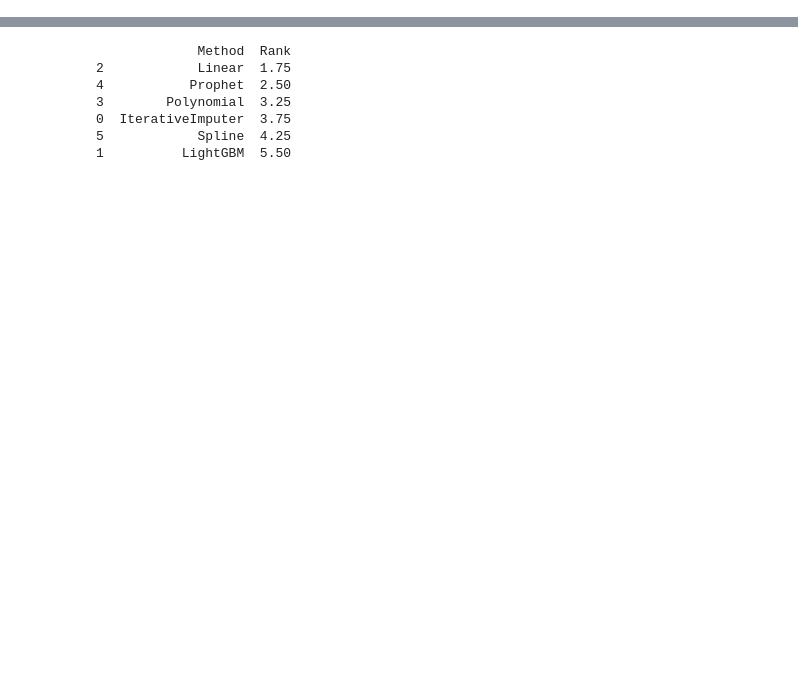
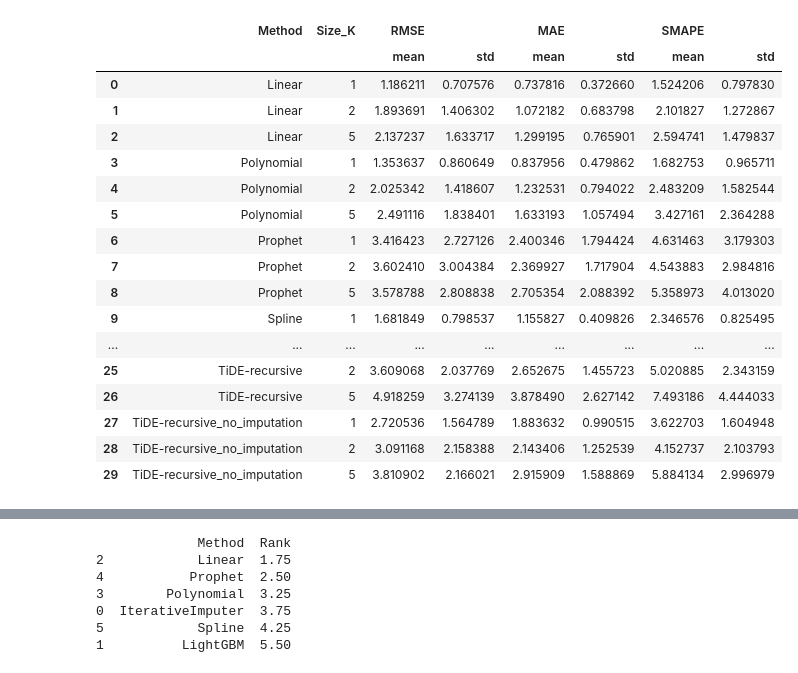
Before and after one commit to reiser02/airquality, a Jupyter notebook: src/imputation_analysis.ipynb, the cells around one changed output, grey strips where cells are left out. Drawn from its saved outputs; the diff is of its cells as text; code cells hidden in the pictures; blank space fills up the shorter version.

```diff
--- a/src/imputation_analysis.ipynb
+++ b/src/imputation_analysis.ipynb
@@ -148,0 +13,2 @@ of squared residuals does not satisfy the condition abs(fp-s)/s < tol.
+# %%
+longest_segment = get_longest_segment(proc_ds, False)
@@ -148,0 +22,12 @@ of squared residuals does not satisfy the condition abs(fp-s)/s < tol.
+# %%
+df_common_cols = pd.concat(proc_ds, axis=1, join='outer').asfreq('h').sort_index()[longest_segment.columns]
+
+# Buscamos el primer momento donde no hay ningún NaN
+df_drop = df_common_cols.dropna(how='any')
+primer_indice_valido = df_drop.index[0]
+ultimo_indice_valido = df_drop.index[-1]
+
+# Recortamos el DataFrame desde ese punto en adelante
+df_final = df_common_cols.loc[primer_indice_valido:ultimo_indice_valido]
+# %%
+df_common_cols = pd.concat(proc_ds, axis=1, join='outer').asfreq('h').sort_index()
@@ -148,0 +224,12 @@ of squared residuals does not satisfy the condition abs(fp-s)/s < tol.
+# %%
+methods_all_dataset = {
+    "TiDE-alldataset-no_imputation": {
+        "train": train_tide_model,
+        "predict": predict_imputation
+    }
+    ,
+    "TiDE-all-dataset-recursive_no_imputation": {
+        "train": train_tide_model,
+        "predict": predict_imputation
+    }
+}
@@ -164,0 +461,32 @@ df_benchmark
+# %%
+df_final_stats = (
+    df_benchmark
+    .groupby(['Method', 'Size_K'])
+    .agg({
+        'RMSE': ['mean','std'],
+        'MAE': ['mean','std'],
+        'SMAPE': ['mean','std']
+    })
+    .reset_index()
+)
+
+df_final_stats
+# %% [output]
+|  | Method | Size_K | RMSE |  | MAE |  | SMAPE |  |
+|  |  |  | mean | std | mean | std | mean | std |
+| 0 | Linear | 1 | 1.186211 | 0.707576 | 0.737816 | 0.372660 | 1.524206 | 0.797830 |
+| 1 | Linear | 2 | 1.893691 | 1.406302 | 1.072182 | 0.683798 | 2.101827 | 1.272867 |
+| 2 | Linear | 5 | 2.137237 | 1.633717 | 1.299195 | 0.765901 | 2.594741 | 1.479837 |
+| 3 | Polynomial | 1 | 1.353637 | 0.860649 | 0.837956 | 0.479862 | 1.682753 | 0.965711 |
+| 4 | Polynomial | 2 | 2.025342 | 1.418607 | 1.232531 | 0.794022 | 2.483209 | 1.582544 |
+| 5 | Polynomial | 5 | 2.491116 | 1.838401 | 1.633193 | 1.057494 | 3.427161 | 2.364288 |
+| 6 | Prophet | 1 | 3.416423 | 2.727126 | 2.400346 | 1.794424 | 4.631463 | 3.179303 |
+| 7 | Prophet | 2 | 3.602410 | 3.004384 | 2.369927 | 1.717904 | 4.543883 | 2.984816 |
+| 8 | Prophet | 5 | 3.578788 | 2.808838 | 2.705354 | 2.088392 | 5.358973 | 4.013020 |
+| 9 | Spline | 1 | 1.681849 | 0.798537 | 1.155827 | 0.409826 | 2.346576 | 0.825495 |
+| ... | ... | ... | ... | ... | ... | ... | ... | ... |
+| 25 | TiDE-recursive | 2 | 3.609068 | 2.037769 | 2.652675 | 1.455723 | 5.020885 | 2.343159 |
+| 26 | TiDE-recursive | 5 | 4.918259 | 3.274139 | 3.878490 | 2.627142 | 7.493186 | 4.444033 |
+| 27 | TiDE-recursive_no_imputation | 1 | 2.720536 | 1.564789 | 1.883632 | 0.990515 | 3.622703 | 1.604948 |
+| 28 | TiDE-recursive_no_imputation | 2 | 3.091168 | 2.158388 | 2.143406 | 1.252539 | 4.152737 | 2.103793 |
+| 29 | TiDE-recursive_no_imputation | 5 | 3.810902 | 2.166021 | 2.915909 | 1.588869 | 5.884134 | 2.996979 |
```
Also changed, not shown: parts of 22 cells of this notebook.
